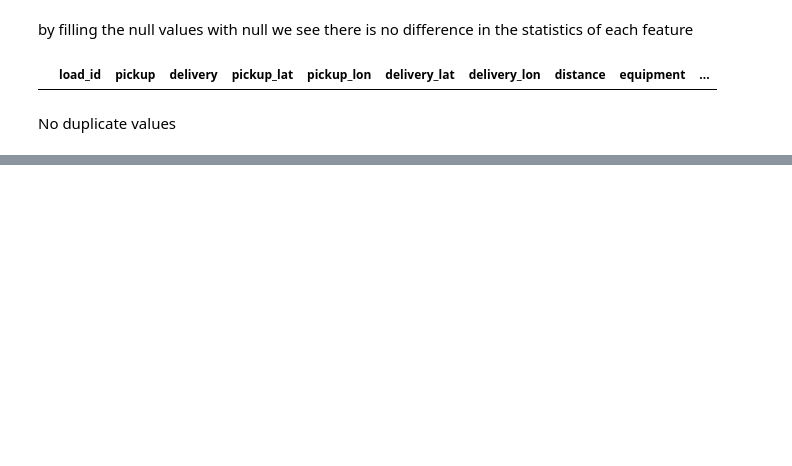
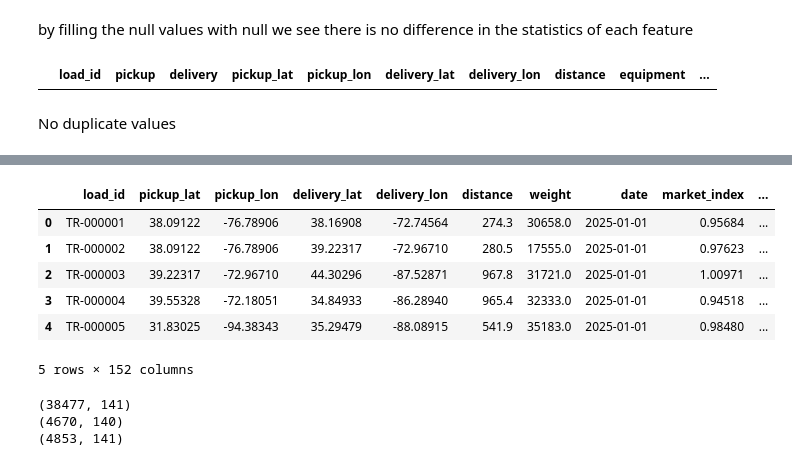
Before and after one commit to Mohammad-Aljafary/Freight-Rate-Prediction-Challenge, a Jupyter notebook: src/notebooks/exploration.ipynb, the cells around one changed output, grey strips where cells are left out. Saved outputs shown, nothing was run; the diff lists cells and outputs as text; code cells hidden in the pictures; blank space fills up the shorter version.

Commit message:
Update exploration notebook with feature extraction and selection steps

```diff
--- a/src/notebooks/exploration.ipynb
+++ b/src/notebooks/exploration.ipynb
@@ -137,3 +137,41 @@ df[df.duplicated()]
 |  | load_id | pickup | delivery | pickup_lat | pickup_lon | delivery_lat | delivery_lon | distance | equipment | ... |
 # %% [markdown]
 No duplicate values
+# %%
+df["date"] = pd.to_datetime(df["date"])
+
+# 2. Extract Standard Tabular Features (Great for XGBoost / Random Forest)
+df["year"] = df["date"].dt.year
+df["month"] = df["date"].dt.month
+df["day"] = df["date"].dt.day
+df["day_of_week"] = df["date"].dt.dayofweek  # 0 = Monday, 6 = Sunday
+df["day_of_year"] = df["date"].dt.dayofyear
+df["quarter"] = df["date"].dt.quarter
+df["is_weekend"] = df["day_of_week"].isin([5, 6]).astype(int)
+
+# 3. Extract Cyclical Encodings (Great for Neural Networks / Linear Models)
+# Encode Month (T = 12)
+df["month_sin"] = np.sin(2 * np.pi * df["month"] / 12)
+df["month_cos"] = np.cos(2 * np.pi * df["month"] / 12)
+
+# Encode Day of Week (T = 7)
+df["dow_sin"] = np.sin(2 * np.pi * df["day_of_week"] / 7)
+df["dow_cos"] = np.cos(2 * np.pi * df["day_of_week"] / 7)
+
+# Encode Day of Year (T = 365)
+df["doy_sin"] = np.sin(2 * np.pi * df["day_of_year"] / 365)
+df["doy_cos"] = np.cos(2 * np.pi * df["day_of_year"] / 365)
+
+# View a selection of the newly generated features
+print(
+    df[
+        [
+            "load_id",
+            "date",
+            "day_of_week",
+            "is_weekend",
+            "month_sin",
+            "month_cos",
+        ]
+    ]
+)
@@ -139,0 +193,13 @@ No duplicate values
+# %%
+# convert categorical columns to numerical using one-hot encoding
+df = pd.get_dummies(df, columns=["pickup", "delivery", "equipment"], drop_first=True, dtype=int)
+# %%
+df.head()
+# %% [output]
+|  | load_id | pickup_lat | pickup_lon | delivery_lat | delivery_lon | distance | weight | date | market_index | ... |
+| 0 | TR-000001 | 38.09122 | -76.78906 | 38.16908 | -72.74564 | 274.3 | 30658.0 | 2025-01-01 | 0.95684 | ... |
+| 1 | TR-000002 | 38.09122 | -76.78906 | 39.22317 | -72.96710 | 280.5 | 17555.0 | 2025-01-01 | 0.97623 | ... |
+| 2 | TR-000003 | 39.22317 | -72.96710 | 44.30296 | -87.52871 | 967.8 | 31721.0 | 2025-01-01 | 1.00971 | ... |
+| 3 | TR-000004 | 39.55328 | -72.18051 | 34.84933 | -86.28940 | 965.4 | 32333.0 | 2025-01-01 | 0.94518 | ... |
+| 4 | TR-000005 | 31.83025 | -94.38343 | 35.29479 | -88.08915 | 541.9 | 35183.0 | 2025-01-01 | 0.98480 | ... |
+5 rows × 152 columns
@@ -139,0 +210,28 @@ No duplicate values
+# %%
+df["date"] = pd.to_datetime(df["date"])
+
+train_df = df[df["date"] < "2025-09-01"].copy()
+
+X_train = train_df.drop(columns=["posted_rate", "date"])
+y_train = train_df["posted_rate"]
+
+valid_df = df[
+    (df["date"] >= "2025-09-01") &
+    (df["date"] < "2025-10-01")
+].copy()
+valid_df = valid_df.drop(columns=["date"])
+
+test_df = df[
+    (df["date"] >= "2025-10-01") &
+    (df["date"] < "2025-11-01")
+].copy()
+X_test = test_df.drop(columns=["posted_rate", "date"])
+y_test = test_df["posted_rate"]
+
+print(train_df.shape)
+print(valid_df.shape)
+print(test_df.shape)
+# %% [output]
+(38477, 141)
+(4670, 140)
+(4853, 141)
```
Also changed, not shown: parts of 4 cells of this notebook.
